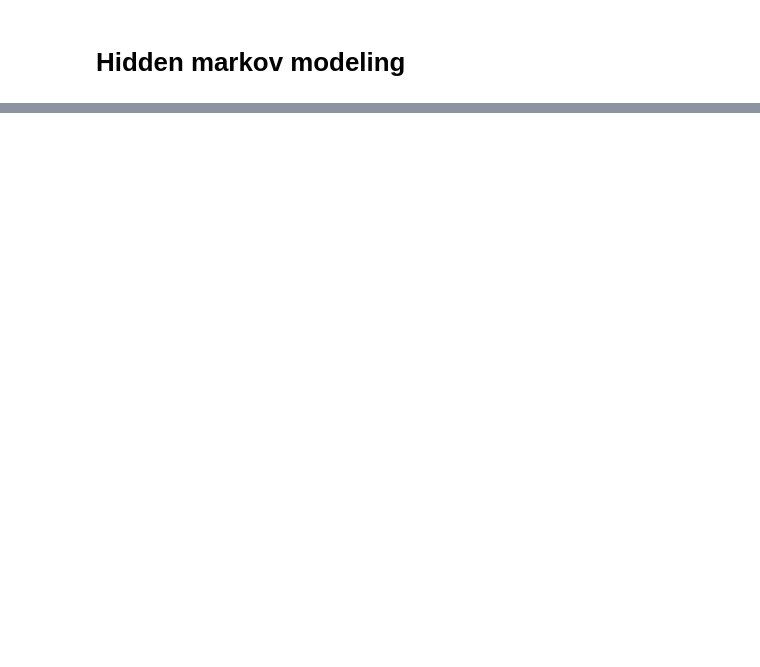
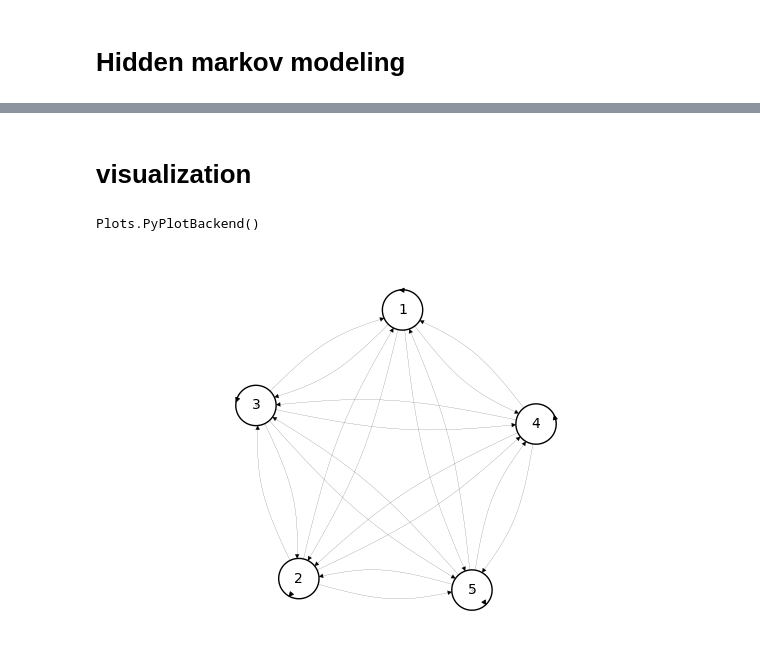
Before and after one commit to matsunagalab/MDToolbox.jl, a Jupyter notebook: notebook/msm_hmm.ipynb, the cells around one changed output, grey strips where cells are left out. Saved outputs shown, nothing was run; the diff lists cells and outputs as text; code cells hidden in the pictures; blank space fills up the shorter version.

```diff
--- a/notebook/msm_hmm.ipynb
+++ b/notebook/msm_hmm.ipynb
@@ -4,3 +7,12 @@
 using Revise; using MDToolbox
 # %% [markdown]
 # generate training data
+# %%
+# ground-truth transition probabilities
+T = [
+0.6 0.1 0.1 0.1 0.1;
+0.1 0.6 0.1 0.1 0.1;
+0.1 0.1 0.6 0.1 0.1;
+0.1 0.1 0.1 0.6 0.1;
+0.1 0.1 0.1 0.1 0.6
+]
@@ -7,8 +26,10 @@ using Revise; using MDToolbox
 # %%
-# ground-truth transition probabilities
-T = [
-0.1 0.7 0.2;
-0.2 0.1 0.7;
-0.7 0.2 0.1;
+# equilibrium probabilities
+pi_i = [
+0.2,
+0.2,
+0.2,
+0.2,
+0.2
 ]
 # %% [output]
@@ -19,7 +41,0 @@ T = [
-# %%
-# equilibrium probabilities
-pi_i = [
-0.6,
-0.3,
-0.1,
-]
@@ -81,0 +118,22 @@ T1
+# %% [markdown]
+# visualization
+# %%
+using GraphRecipes, Plots
+pyplot()
+# %% [output]
+Plots.PyPlotBackend()
+# %%
+graphplot(T,
+          markersize = 0.2,
+          node_weights = pi_i,
+          markercolor = :white,
+          names = 1:size(T, 1),
+          fontsize = 10,
+          linecolor = :darkgrey,
+          nodeshape = :circle,
+          edgewidth = T,
+          self_edge_size = 0.0,
+          arrow = true
+          )
+# %% [output]
+[figure, added]
```
Also changed, not shown: parts of 16 cells of this notebook, 2 other files.
